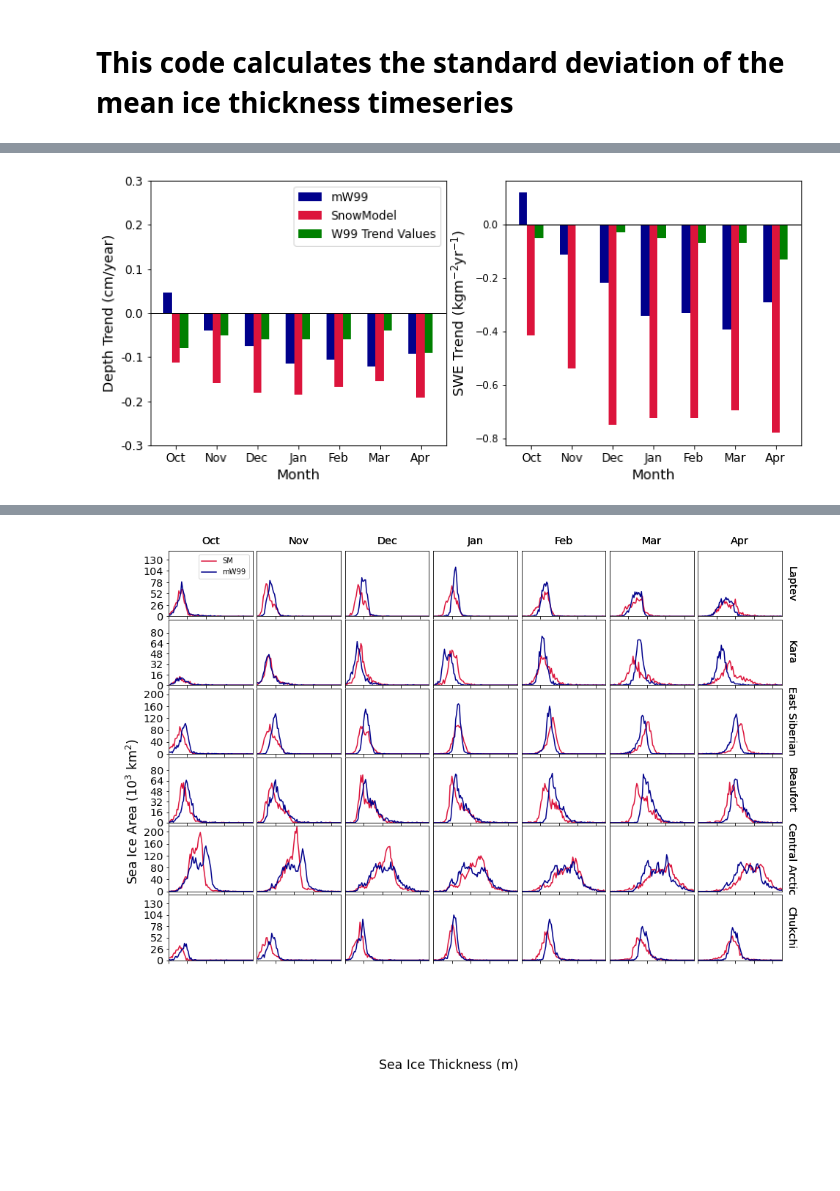
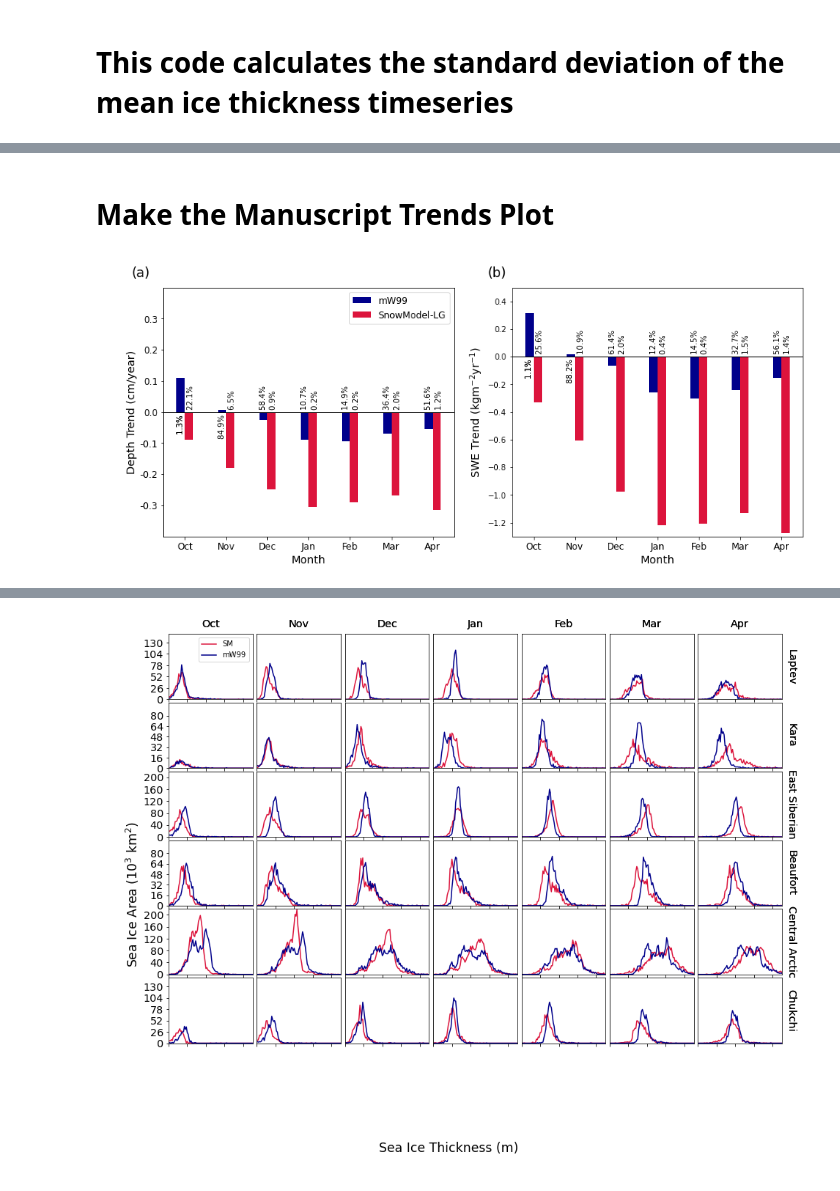
Before and after one commit to robbiemallett/SnowModel-LG_SIT_Impacts, a Jupyter notebook: SM_Climatology.ipynb, the cells around one changed output, grey strips where cells are left out. Drawn from its saved outputs; the diff is of its cells as text; code cells hidden in the pictures; blank space fills up the shorter version.

```diff
--- a/SM_Climatology.ipynb
+++ b/SM_Climatology.ipynb
@@ -426,45 +478,0 @@ plt.show()
-# %%
-fig, (ax1, ax2) = plt.subplots(1,2,figsize=(12,5))
-
-for ax,dat_type in zip([ax2,ax1],['SWE','depth']):
-
-    sm_slopes, sm_significances, mw_slopes, mw_significances = [], [], [], []
-
-    for month in monthlist:
-        sm_slopes.append(statistics['snowmodel']['trend'][dat_type][month])
-        mw_slopes.append(statistics['mw99']['trend'][dat_type][month])
-
-    x = np.array(range(7))
-
-    ax.bar(x-0.2, mw_slopes, width=0.2, color='darkblue', align='center',label='mW99')
-    ax.bar(x, sm_slopes, width=0.2, color='crimson', align='center',label='SnowModel')
-    ax.bar(x+0.2, np.array(W99_slopes[dat_type]), width=0.2, color='g', align='center',label='W99 Trend Values')
-
-    if dat_type == 'depth':
-        ax.set_ylim(-0.003,0.003)
-        ax.set_yticks(ticks = np.arange(-0.003,0.0031,0.001))
-        ax.set_yticklabels(np.around(np.arange(-0.003,0.0031,0.001)*100, decimals=1),
-                   fontsize = 'large')
-        ax.set_ylabel('Depth Trend (cm/year)', fontsize = 'x-large')
-
-    elif dat_type == 'SWE':
-        ax.set_ylabel(r'SWE Trend (kgm$^{-2}$yr$^{-1}$)', fontsize = 'x-large')
-
-
-
-    ax.set_xticks(ticks=[0,1,2,3,4,5,6])
-    ax.set_xticklabels(["Oct","Nov","Dec","Jan","Feb","Mar","Apr"],fontsize='large')
-
-    ax.set_xlabel('Month', fontsize = 'x-large')
-    ax.axhline(y=0, color='k', linewidth = 1)
-
-
-ax1.legend(fontsize='large')
-
-# THIS IS NOT THE RIGHT FIGURE TO SAVE
-# overleaf_dir = '/home/robbie/Dropbox/Apps/Overleaf/SnowModel-LG_Paper/Figures/'
-# plt.savefig(f'{overleaf_dir}trends_bar_plot_with_w99.png', dpi=600, bbox_inches='tight')
-
-plt.show()
-# %% [output]
-[figure, removed]
@@ -523,0 +479,7 @@ plt.show()
+# %% [markdown]
+# Make the Manuscript Trends Plot
+# %%
+statistics = product_comparer(flat=False,print_stats=False)
+plot_trends(statistics)
+# %% [output]
+[figure, added]
```
Also changed, not shown: parts of 27 cells of this notebook, 4 other files.
